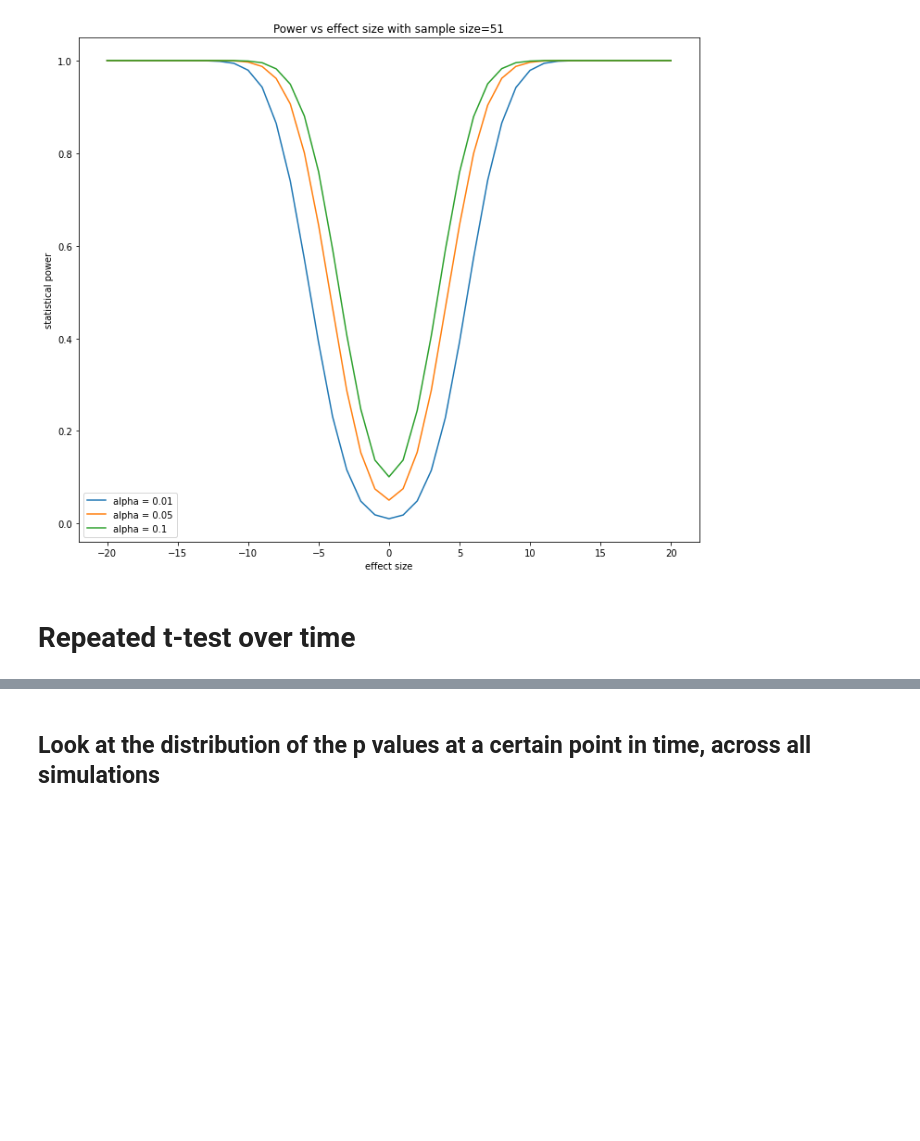
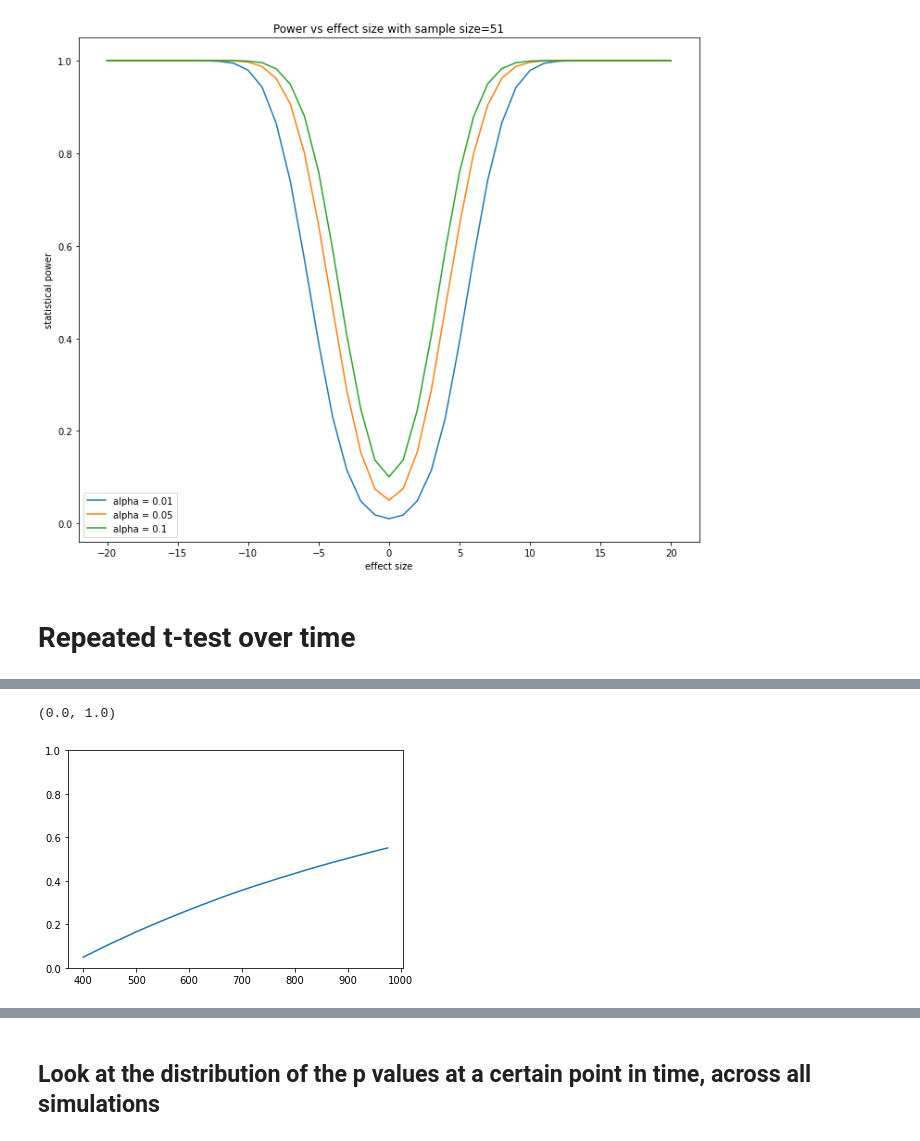
Before and after one commit to bcrestel/coursera_statisticalinferences, a Jupyter notebook: notebooks/two_tailed_ttest_extra.ipynb, the cells around one changed output, grey strips where cells are left out. Saved outputs shown, nothing was run; the diff lists cells and outputs as text; code cells hidden in the pictures; blank space fills up the shorter version.

```diff
--- a/notebooks/two_tailed_ttest_extra.ipynb
+++ b/notebooks/two_tailed_ttest_extra.ipynb
@@ -103,0 +149,9 @@ Let's see what happens when we repeatedly apply a t-test on a time-series to see
+# %%
+# But if consider the rolling effect, the type I error grows rapidly
+rolling_ttest = ttest.cummin(axis=0)
+fig, ax = plt.subplots(1,1)
+ax.plot((rolling_ttest < 0.05).sum(axis=1) / rolling_ttest.shape[1])
+ax.set_ylim(0.0, 1.0)
+# %% [output]
+(0.0, 1.0)
+[figure, added]
```
Also changed, not shown: parts of 25 cells of this notebook, 2 other files.
